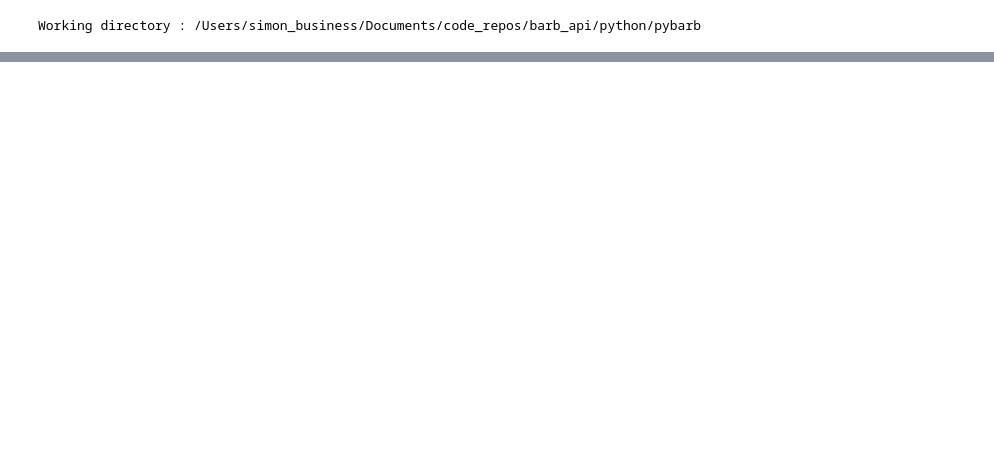
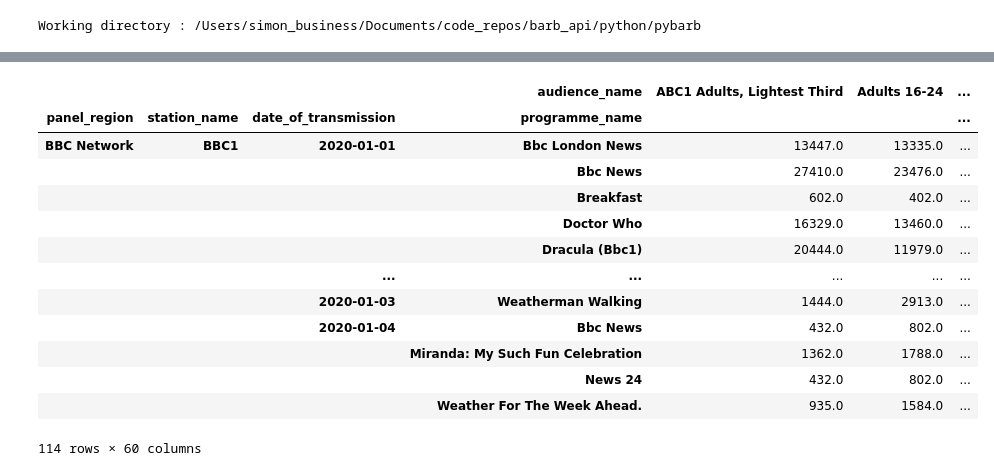
Before and after one commit to khaledserafy/pybarb, a Jupyter notebook: python/pybarb/testing.ipynb, the cells around one changed output, grey strips where cells are left out. Saved outputs shown, nothing was run; the diff lists cells and outputs as text; code cells hidden in the pictures; blank space fills up the shorter version.

```diff
--- a/python/pybarb/testing.ipynb
+++ b/python/pybarb/testing.ipynb
@@ -23,0 +105,19 @@ r.text
+# %%
+barb_api.programme_ratings("2020-01-01", "2020-01-03",
+                           station="BBC1", panel="bbc network",
+                           consolidated=True, limit=5000).audience_pivot()
+# %% [output]
+|  |  |  | audience_name | ABC1 Adults, Lightest Third | Adults 16-24 | ... |
+| panel_region | station_name | date_of_transmission | programme_name |  |  | ... |
+| BBC Network | BBC1 | 2020-01-01 | Bbc London News | 13447.0 | 13335.0 | ... |
+|  |  |  | Bbc News | 27410.0 | 23476.0 | ... |
+|  |  |  | Breakfast | 602.0 | 402.0 | ... |
+|  |  |  | Doctor Who | 16329.0 | 13460.0 | ... |
+|  |  |  | Dracula (Bbc1) | 20444.0 | 11979.0 | ... |
+|  |  | ... | ... | ... | ... | ... |
+|  |  | 2020-01-03 | Weatherman Walking | 1444.0 | 2913.0 | ... |
+|  |  | 2020-01-04 | Bbc News | 432.0 | 802.0 | ... |
+|  |  |  | Miranda: My Such Fun Celebration | 1362.0 | 1788.0 | ... |
+|  |  |  | News 24 | 432.0 | 802.0 | ... |
+|  |  |  | Weather For The Week Ahead. | 935.0 | 1584.0 | ... |
+114 rows × 60 columns
```
Also changed, not shown: parts of 14 cells of this notebook, 3 other files.
